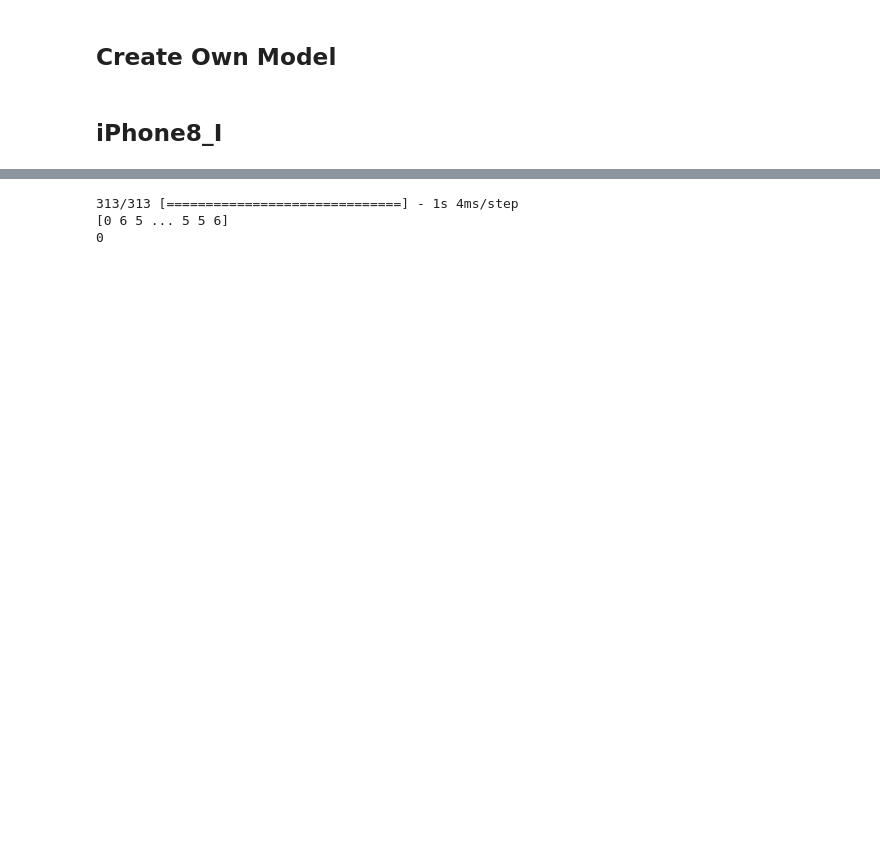
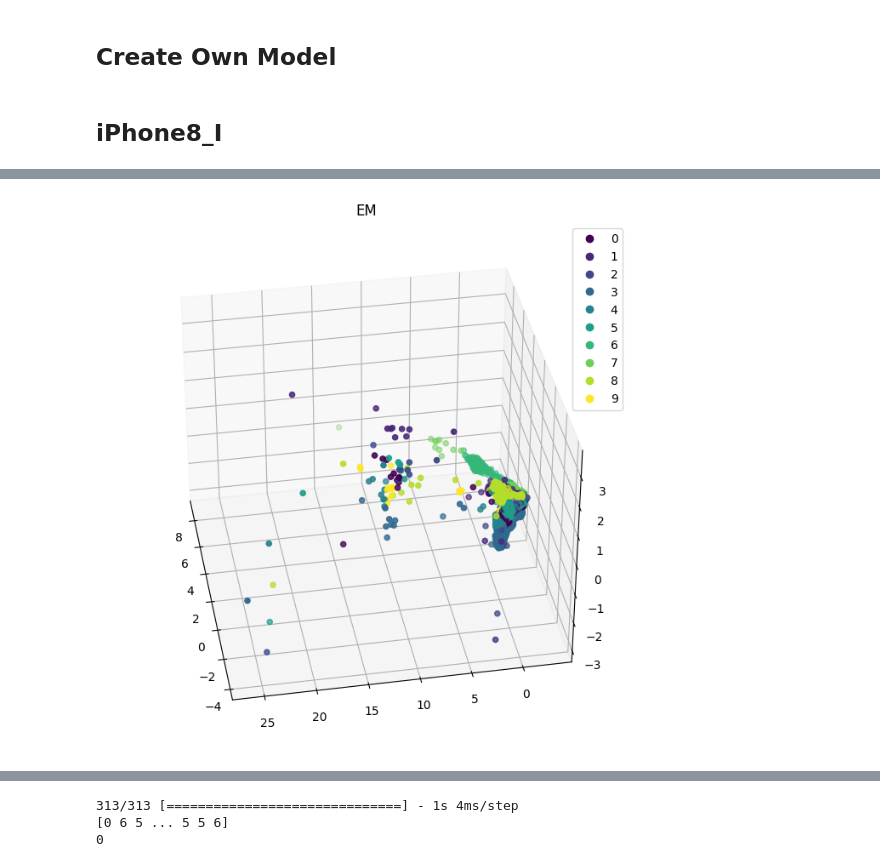
Before and after one commit to Lojenaa/Portability-of-Devices-in-EMSCA, a Jupyter notebook: Smartphones/iPhone/iPhone8/iPhone8_own_model.ipynb, the cells around one changed output, grey strips where cells are left out. Cells and saved outputs as stored; diff of their text form; code cells hidden in the pictures; blank space fills up the shorter version.

```diff
--- a/Smartphones/iPhone/iPhone8/iPhone8_own_model.ipynb
+++ b/Smartphones/iPhone/iPhone8/iPhone8_own_model.ipynb
@@ -62,11 +60,3 @@ def create_dataset(data, class_label):
 ## Create Own Model
 # %% [markdown]
 ## iPhone8_I
-# %%
-# reading a data for class  label 0
-data = getData("/Users/Lojenaa/Documents/DELL_Linux/Lojenaa/HackRF One/Smartphones/EM_Signals/iPhone_8/iPhone8_I/calendar-app.cfile")
-print(np.array(data))
-X, Y = create_dataset(data, 0)
-
-print(X.shape)
-print(Y.shape)
@@ -242,11 +62,0 @@ print(Y.shape)
-# %%
-# reading a data for class  label 9
-data = getData("/Users/Lojenaa/Documents/DELL_Linux/Lojenaa/HackRF One/Smartphones/EM_Signals/iPhone_8/iPhone8_I/web_browser-app.cfile")
-print(np.array(data))
-dataset, label = create_dataset(data, 9)
-
-X = np.concatenate((X, dataset), axis=0)
-Y = np.concatenate((Y, label), axis=0)
-
-print(X.shape)
-print(Y.shape)
@@ -263,0 +153,30 @@ Build a model for iPhone8_I
+# %%
+from sklearn.decomposition import PCA
+
+def plot_3d(signal, plot_name, colors, labels, out_path):
+    pca = PCA(n_components=3)
+    pca_data =pd.DataFrame(pca.fit_transform(signal))
+    # visualize in 3d
+    fig = plt.figure(figsize=(15,8))
+    ax = fig.add_subplot(1, 1, 1, projection='3d')
+    scatter =ax.scatter(pca_data[0],pca_data[1],pca_data[2], c=colors)
+    ax.view_init(elev=35, azim=170)
+    ax.legend(handles=scatter.legend_elements()[0], loc="best", labels=labels);
+    ax.set_title(plot_name);
+    plt.savefig(out_path)
+
+# EM scatter
+data = em_data
+labels = data['labels']
+data = data.drop(columns=['labels'])
+data = data.dropna(axis='columns')
+unique_labels = labels.unique()
+labels2colors = {}
+classes = []
+for i,unique_label in enumerate(unique_labels):
+    labels2colors[unique_label] = i
+    classes.append(unique_label)
+colors = [labels2colors[label] for label in labels]
+plot_3d(data,"EM", colors, classes,f'/Users/Lojenaa/Documents/PhD/Smartphones/Cross-device-Portability-of-EMSCA/Smartphones/iPhone/iPhone8/i8_scatter.pdf')
+# %% [output]
+[figure, added]
```
Also changed, not shown: parts of 23 cells of this notebook, 4 other files.
